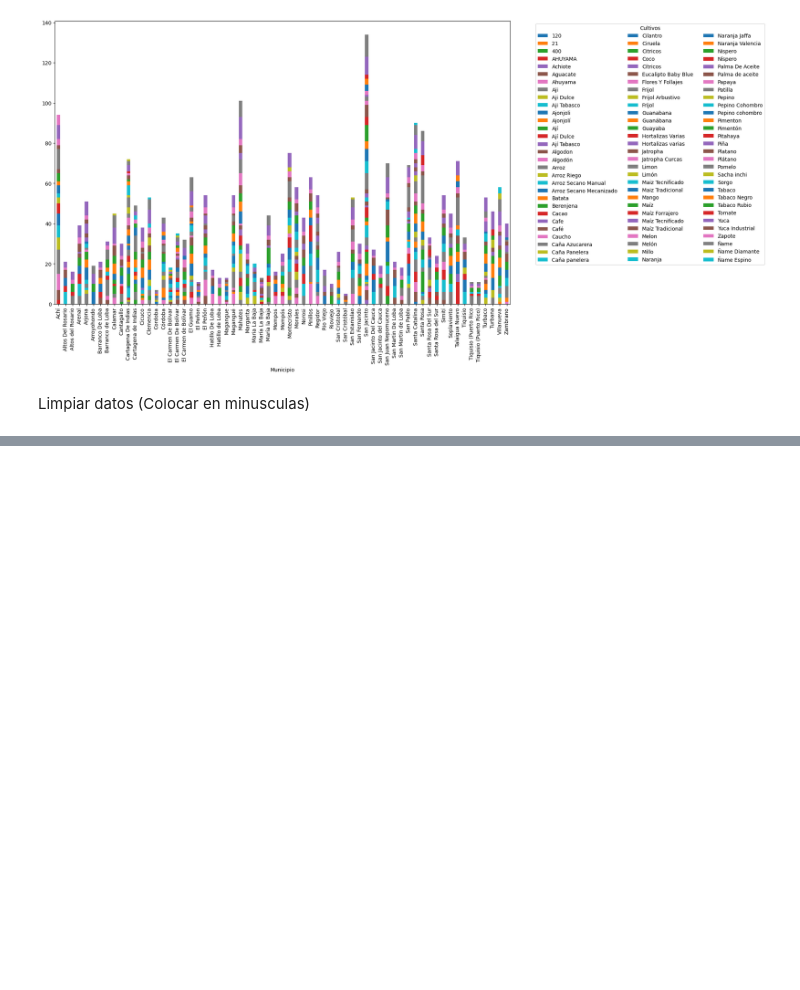
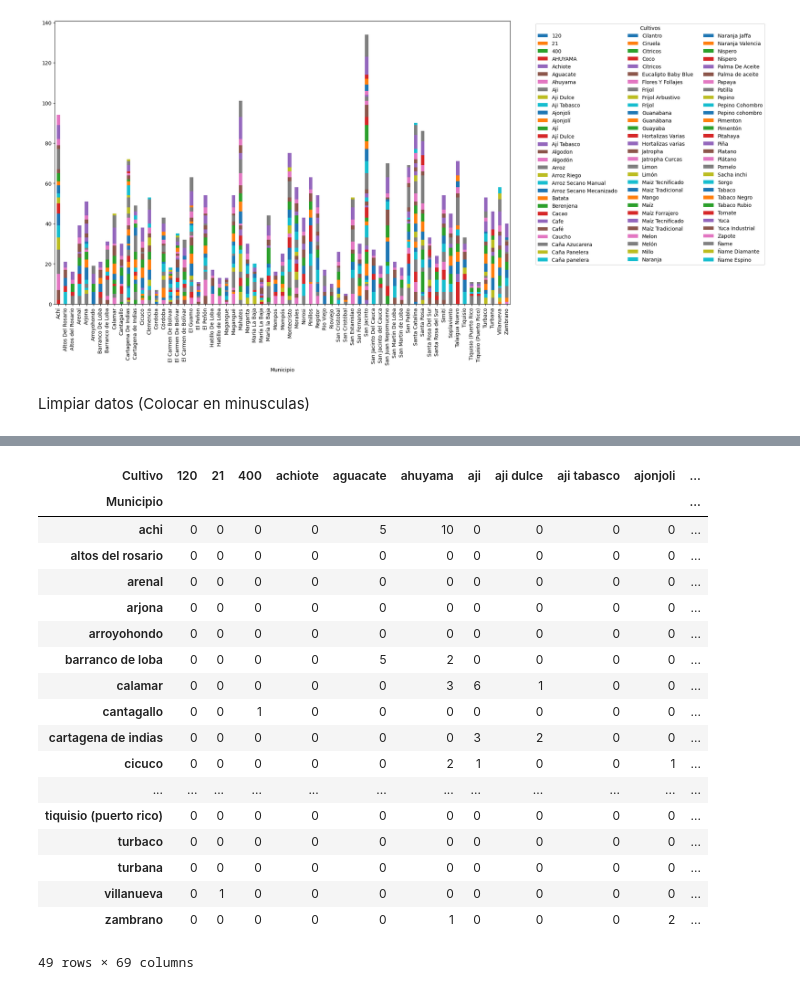
Before and after one commit to JosePimienta/utb_agricultura, a Jupyter notebook: Agricultura.ipynb, the cells around one changed output, grey strips where cells are left out. Drawn from its saved outputs; the diff is of its cells as text; code cells hidden in the pictures; blank space fills up the shorter version.

```diff
--- a/Agricultura.ipynb
+++ b/Agricultura.ipynb
@@ -129,0 +143,24 @@ df['Cultivo'] = df['Cultivo'].str.lower().str.strip()
+# %%
+# Tabla Cruzada
+tabla_cruzada = pd.crosstab(df['Municipio'], df['Cultivo'])
+tabla_cruzada
+# %% [output]
+| Cultivo | 120 | 21 | 400 | achiote | aguacate | ahuyama | aji | aji dulce | aji tabasco | ajonjoli | ... |
+| Municipio |  |  |  |  |  |  |  |  |  |  | ... |
+| achi | 0 | 0 | 0 | 0 | 5 | 10 | 0 | 0 | 0 | 0 | ... |
+| altos del rosario | 0 | 0 | 0 | 0 | 0 | 0 | 0 | 0 | 0 | 0 | ... |
+| arenal | 0 | 0 | 0 | 0 | 0 | 0 | 0 | 0 | 0 | 0 | ... |
+| arjona | 0 | 0 | 0 | 0 | 0 | 0 | 0 | 0 | 0 | 0 | ... |
+| arroyohondo | 0 | 0 | 0 | 0 | 0 | 0 | 0 | 0 | 0 | 0 | ... |
+| barranco de loba | 0 | 0 | 0 | 0 | 5 | 2 | 0 | 0 | 0 | 0 | ... |
+| calamar | 0 | 0 | 0 | 0 | 0 | 3 | 6 | 1 | 0 | 0 | ... |
+| cantagallo | 0 | 0 | 1 | 0 | 0 | 0 | 0 | 0 | 0 | 0 | ... |
+| cartagena de indias | 0 | 0 | 0 | 0 | 0 | 0 | 3 | 2 | 0 | 0 | ... |
+| cicuco | 0 | 0 | 0 | 0 | 0 | 2 | 1 | 0 | 0 | 1 | ... |
+| ... | ... | ... | ... | ... | ... | ... | ... | ... | ... | ... | ... |
+| tiquisio (puerto rico) | 0 | 0 | 0 | 0 | 0 | 0 | 0 | 0 | 0 | 0 | ... |
+| turbaco | 0 | 0 | 0 | 0 | 0 | 0 | 0 | 0 | 0 | 0 | ... |
+| turbana | 0 | 0 | 0 | 0 | 0 | 0 | 0 | 0 | 0 | 0 | ... |
+| villanueva | 0 | 1 | 0 | 0 | 0 | 0 | 0 | 0 | 0 | 0 | ... |
+| zambrano | 0 | 0 | 0 | 0 | 0 | 1 | 0 | 0 | 0 | 2 | ... |
+49 rows × 69 columns
```
Also changed, not shown: parts of 4 cells of this notebook.
